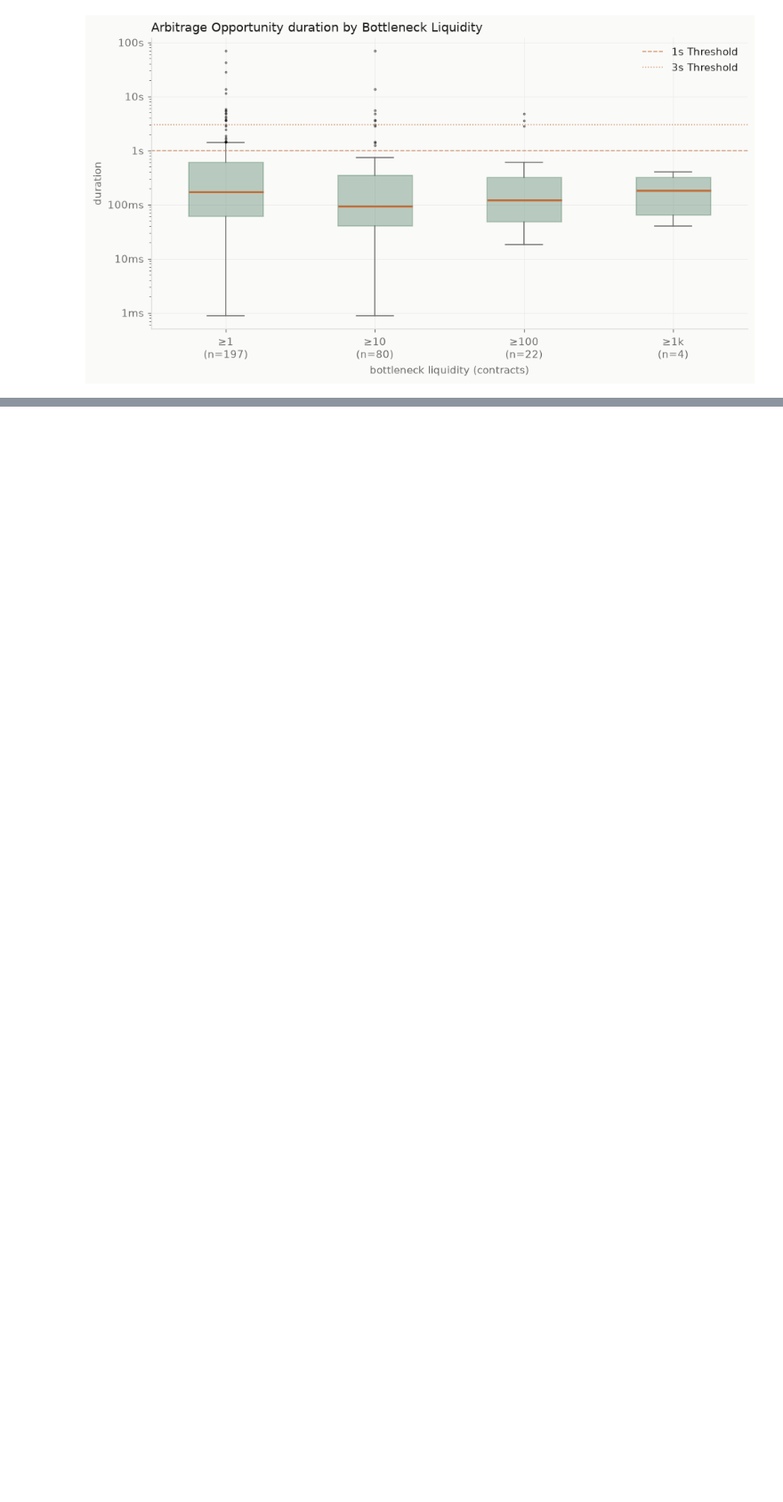
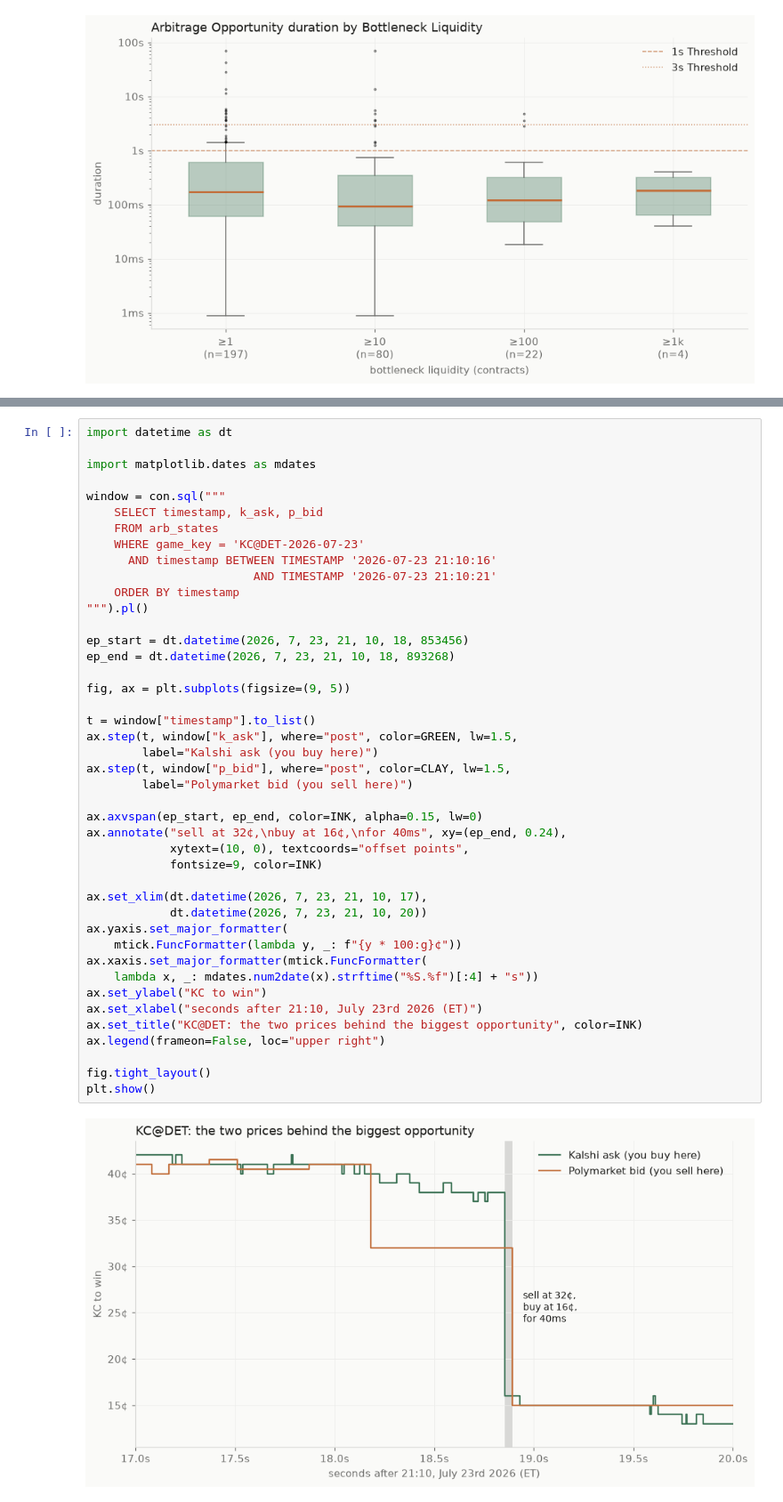
Before and after one commit to zhinit/prediction-market-analysis, a Jupyter notebook: analysis/cross_platform_arbitrage.ipynb, the cells around one changed output, grey strips where cells are left out. Shown at 89% size. Drawn from its saved outputs; the diff is of its cells as text; blank space fills up the shorter version.

```diff
--- a/analysis/cross_platform_arbitrage.ipynb
+++ b/analysis/cross_platform_arbitrage.ipynb
@@ -506,0 +515,45 @@ We can see that the vast majority of oppotunities disapear before the 1 second p
+# %%
+import datetime as dt
+
+import matplotlib.dates as mdates
+
+window = con.sql("""
+    SELECT timestamp, k_ask, p_bid
+    FROM arb_states
+    WHERE game_key = 'KC@DET-2026-07-23'
+      AND timestamp BETWEEN TIMESTAMP '2026-07-23 21:10:16'
+                        AND TIMESTAMP '2026-07-23 21:10:21'
+    ORDER BY timestamp
+""").pl()
+
+ep_start = dt.datetime(2026, 7, 23, 21, 10, 18, 853456)
+ep_end = dt.datetime(2026, 7, 23, 21, 10, 18, 893268)
+
+fig, ax = plt.subplots(figsize=(9, 5))
+
+t = window["timestamp"].to_list()
+ax.step(t, window["k_ask"], where="post", color=GREEN, lw=1.5,
+        label="Kalshi ask (you buy here)")
+ax.step(t, window["p_bid"], where="post", color=CLAY, lw=1.5,
+        label="Polymarket bid (you sell here)")
+
+ax.axvspan(ep_start, ep_end, color=INK, alpha=0.15, lw=0)
+ax.annotate("sell at 32¢,\nbuy at 16¢,\nfor 40ms", xy=(ep_end, 0.24),
+            xytext=(10, 0), textcoords="offset points",
+            fontsize=9, color=INK)
+
+ax.set_xlim(dt.datetime(2026, 7, 23, 21, 10, 17),
+            dt.datetime(2026, 7, 23, 21, 10, 20))
+ax.yaxis.set_major_formatter(
+    mtick.FuncFormatter(lambda y, _: f"{y * 100:g}¢"))
+ax.xaxis.set_major_formatter(mtick.FuncFormatter(
+    lambda x, _: mdates.num2date(x).strftime("%S.%f")[:4] + "s"))
+ax.set_ylabel("KC to win")
+ax.set_xlabel("seconds after 21:10, July 23rd 2026 (ET)")
+ax.set_title("KC@DET: the two prices behind the biggest opportunity", color=INK)
+ax.legend(frameon=False, loc="upper right")
+
+fig.tight_layout()
+plt.show()
+# %% [output]
+[figure, added]
```
Also changed, not shown: parts of 21 cells of this notebook.
